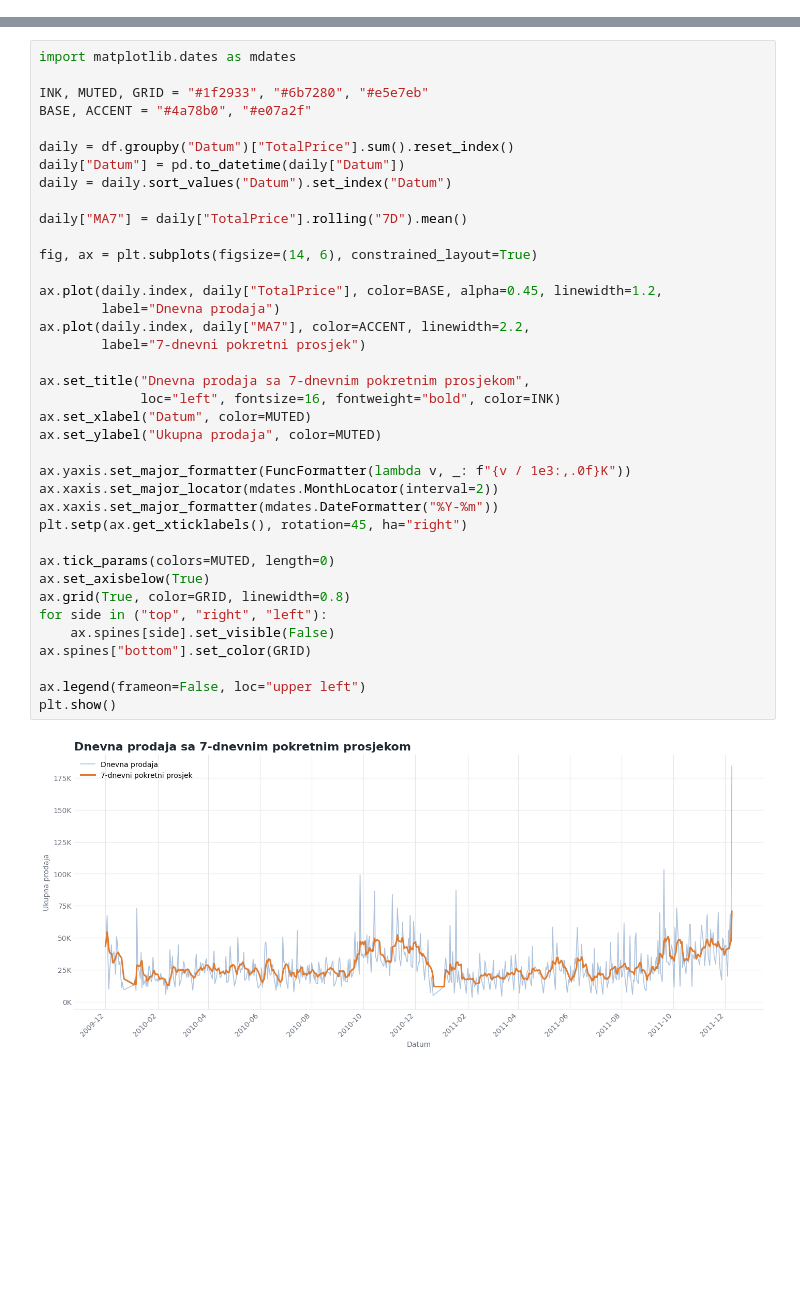
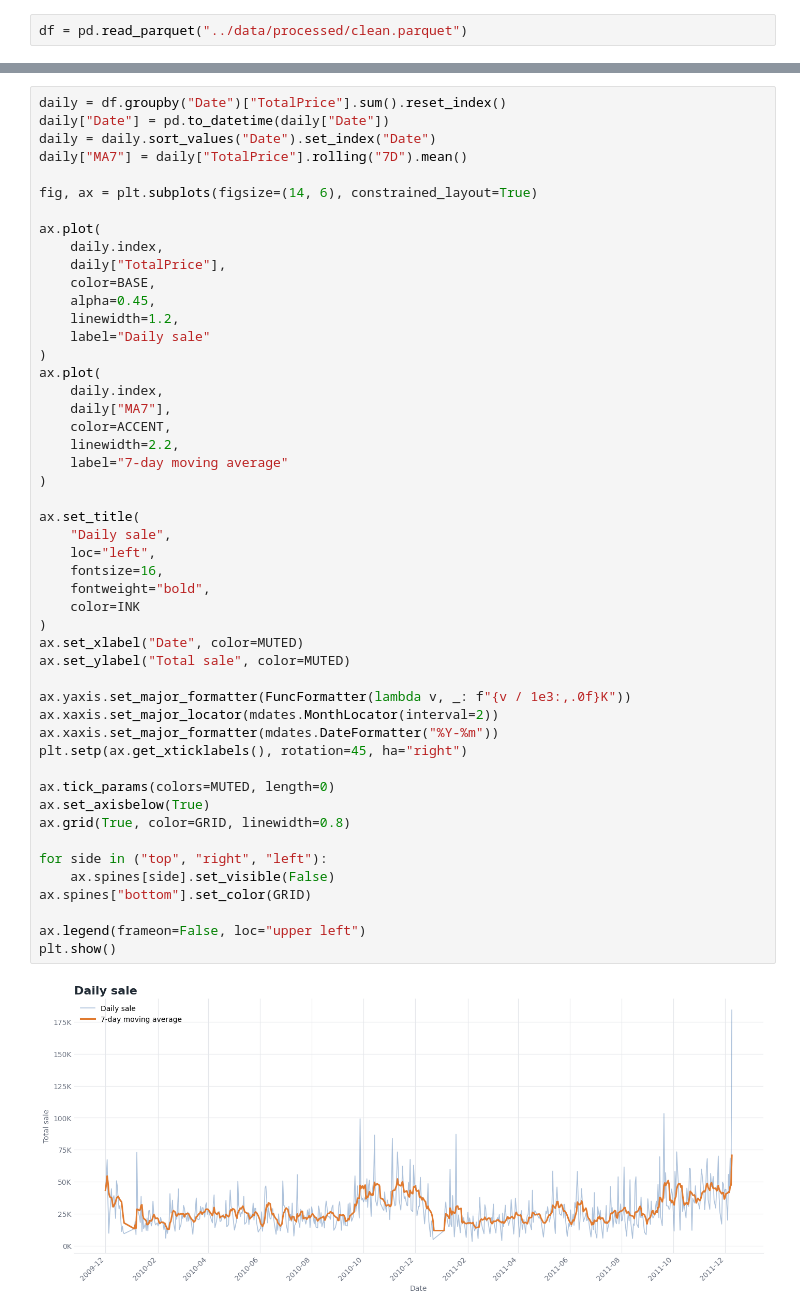
Before and after one commit to aaleksaacic/online-shop-analytics, a Jupyter notebook: notebooks/02_eda.ipynb, the cells around one changed output, grey strips where cells are left out. Saved outputs shown, nothing was run; the diff lists cells and outputs as text; blank space fills up the shorter version.

```diff
--- a/notebooks/02_eda.ipynb
+++ b/notebooks/02_eda.ipynb
@@ -7,0 +12,2 @@ df = pd.read_parquet("../data/cisto.parquet")
+# %%
+df = pd.read_parquet("../data/processed/clean.parquet")
@@ -314,41 +312,52 @@ Najgori : 2011-02 = 442,294
 # %%
-import matplotlib.dates as mdates
-
-INK, MUTED, GRID = "#1f2933", "#6b7280", "#e5e7eb"
-BASE, ACCENT = "#4a78b0", "#e07a2f"
-
-daily = df.groupby("Datum")["TotalPrice"].sum().reset_index()
-daily["Datum"] = pd.to_datetime(daily["Datum"])
-daily = daily.sort_values("Datum").set_index("Datum")
-
+daily = df.groupby("Date")["TotalPrice"].sum().reset_index()
+daily["Date"] = pd.to_datetime(daily["Date"])
+daily = daily.sort_values("Date").set_index("Date")
 daily["MA7"] = daily["TotalPrice"].rolling("7D").mean()
 
 fig, ax = plt.subplots(figsize=(14, 6), constrained_layout=True)
 
-ax.plot(daily.index, daily["TotalPrice"], color=BASE, alpha=0.45, linewidth=1.2,
-        label="Dnevna prodaja")
-ax.plot(daily.index, daily["MA7"], color=ACCENT, linewidth=2.2,
-        label="7-dnevni pokretni prosjek")
+ax.plot(
+    daily.index,
+    daily["TotalPrice"],
+    color=BASE,
+    alpha=0.45,
+    linewidth=1.2,
+    label="Daily sale"
+)
+ax.plot(
+    daily.index,
+    daily["MA7"],
+    color=ACCENT,
+    linewidth=2.2,
+    label="7-day moving average"
+)
 
-ax.set_title("Dnevna prodaja sa 7-dnevnim pokretnim prosjekom",
-             loc="left", fontsize=16, fontweight="bold", color=INK)
-ax.set_xlabel("Datum", color=MUTED)
-ax.set_ylabel("Ukupna prodaja", color=MUTED)
+ax.set_title(
+    "Daily sale",
+    loc="left",
+    fontsize=16,
+    fontweight="bold",
+    color=INK
+)
+ax.set_xlabel("Date", color=MUTED)
+ax.set_ylabel("Total sale", color=MUTED)
 
 ax.yaxis.set_major_formatter(FuncFormatter(lambda v, _: f"{v / 1e3:,.0f}K"))
 ax.xaxis.set_major_locator(mdates.MonthLocator(interval=2))
 ax.xaxis.set_major_formatter(mdates.DateFormatter("%Y-%m"))
 plt.setp(ax.get_xticklabels(), rotation=45, ha="right")
 
 ax.tick_params(colors=MUTED, length=0)
 ax.set_axisbelow(True)
 ax.grid(True, color=GRID, linewidth=0.8)
+
 for side in ("top", "right", "left"):
     ax.spines[side].set_visible(False)
 ax.spines["bottom"].set_color(GRID)
 
 ax.legend(frameon=False, loc="upper left")
 plt.show()
 # %% [output]
-[figure, old version]
+[figure, new version]
 # %% [markdown]
```
Also changed, not shown: parts of 35 cells of this notebook.
